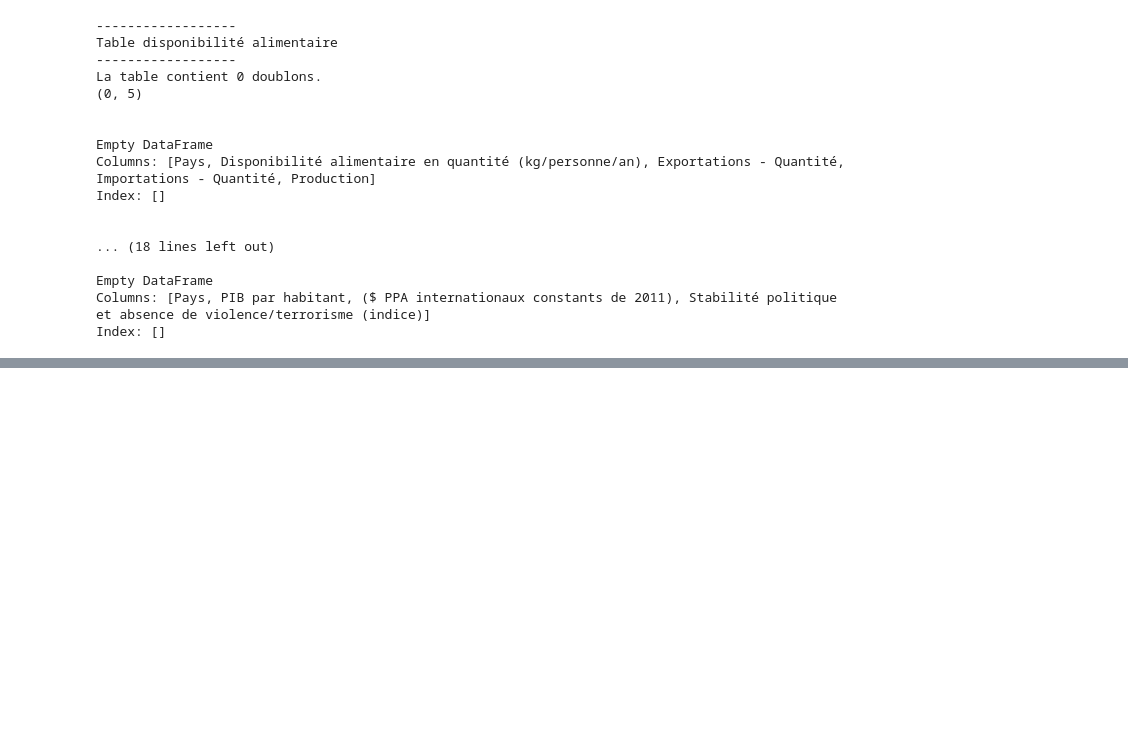
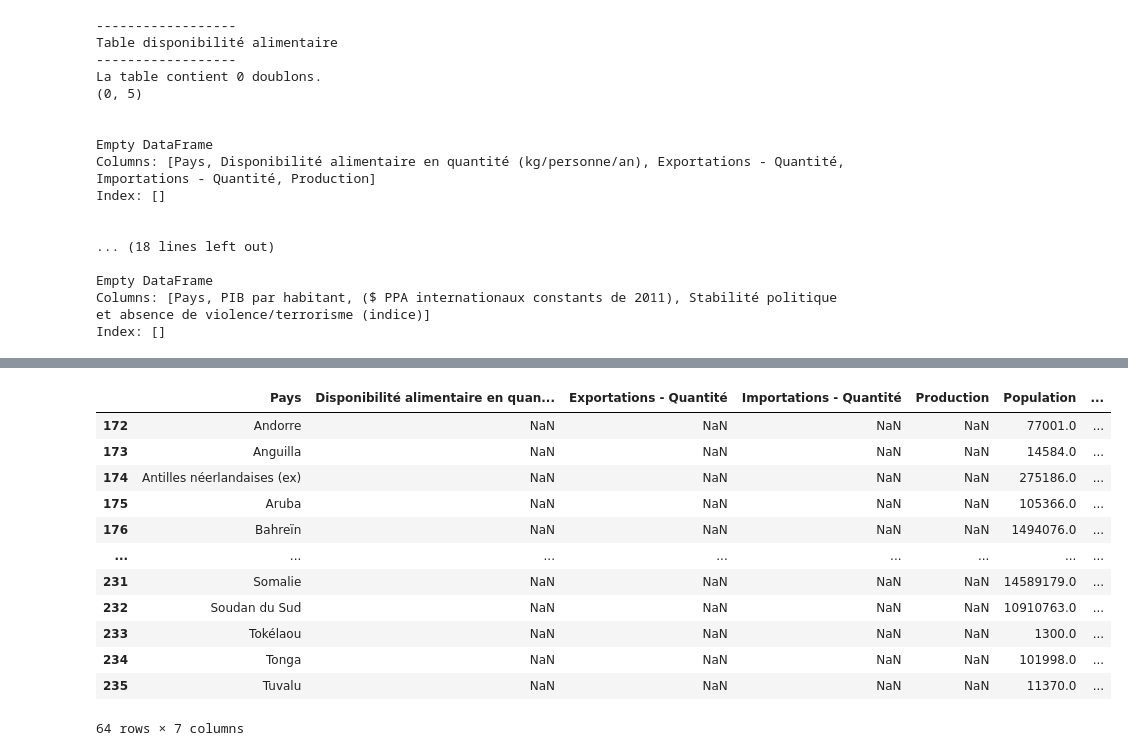
Before and after one commit to Randasabag/Etude-de-march-de-la-poule-qui-chante-avec-Python, a Jupyter notebook: projet9.ipynb, the cells around one changed output, grey strips where cells are left out. Drawn from its saved outputs; the diff is of its cells as text; code cells hidden in the pictures; blank space fills up the shorter version.

```diff
--- a/projet9.ipynb
+++ b/projet9.ipynb
@@ -380,0 +460,16 @@ Index: []
+# %%
+df_dispop[df_dispop['Disponibilité alimentaire en quantité (kg/personne/an)'].isna()]
+# %% [output]
+|  | Pays | Disponibilité alimentaire en quan... | Exportations - Quantité | Importations - Quantité | Production | Population | ... |
+| 172 | Andorre | NaN | NaN | NaN | NaN | 77001.0 | ... |
+| 173 | Anguilla | NaN | NaN | NaN | NaN | 14584.0 | ... |
+| 174 | Antilles néerlandaises (ex) | NaN | NaN | NaN | NaN | 275186.0 | ... |
+| 175 | Aruba | NaN | NaN | NaN | NaN | 105366.0 | ... |
+| 176 | Bahreïn | NaN | NaN | NaN | NaN | 1494076.0 | ... |
+| ... | ... | ... | ... | ... | ... | ... | ... |
+| 231 | Somalie | NaN | NaN | NaN | NaN | 14589179.0 | ... |
+| 232 | Soudan du Sud | NaN | NaN | NaN | NaN | 10910763.0 | ... |
+| 233 | Tokélaou | NaN | NaN | NaN | NaN | 1300.0 | ... |
+| 234 | Tonga | NaN | NaN | NaN | NaN | 101998.0 | ... |
+| 235 | Tuvalu | NaN | NaN | NaN | NaN | 11370.0 | ... |
+64 rows × 7 columns
```
Also changed, not shown: parts of 35 cells of this notebook.
